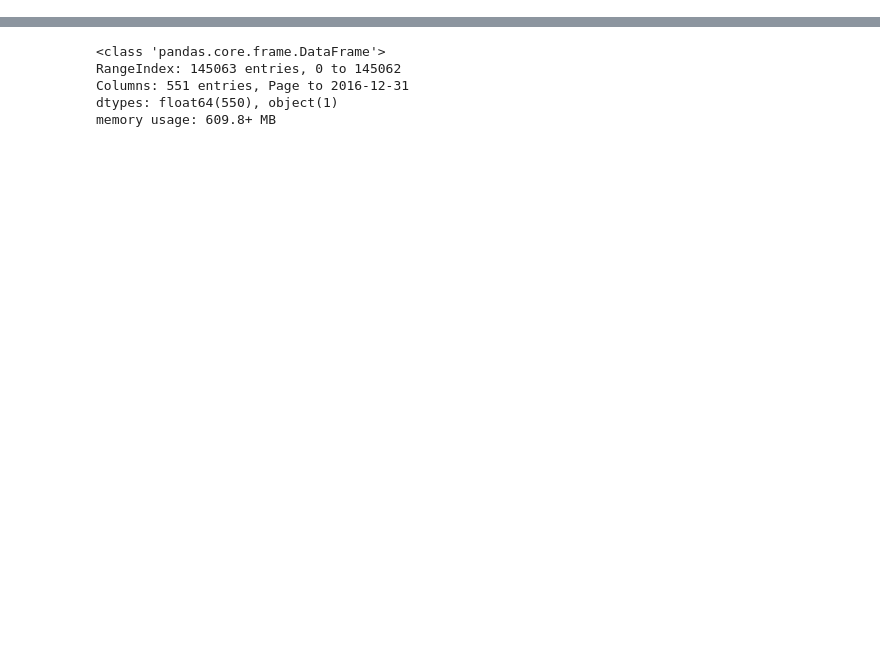
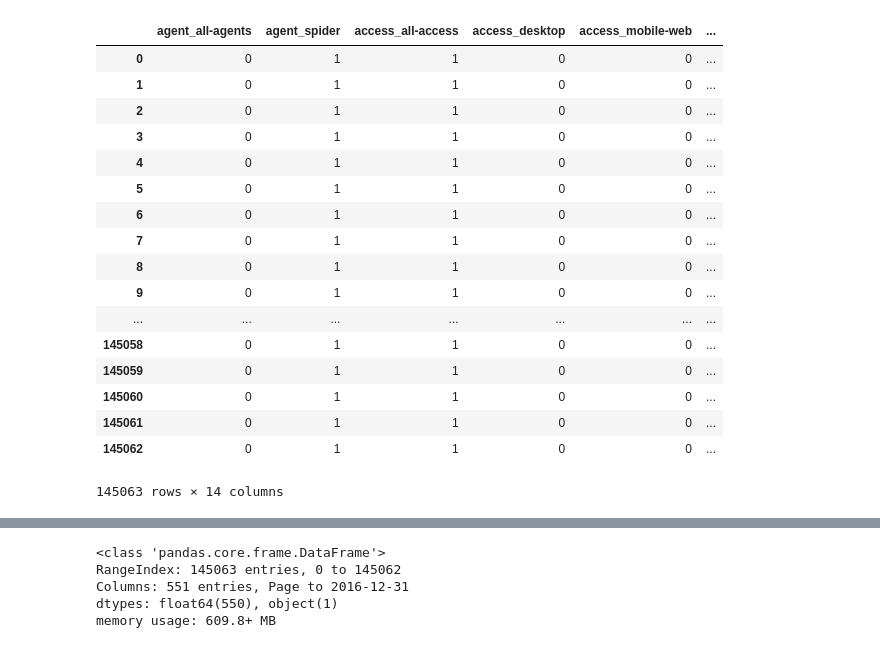
Before and after one commit to fehiepsi/web-traffic-time-series-forecasting, a Jupyter notebook: executable/EDA.ipynb, the cells around one changed output, grey strips where cells are left out. Saved outputs shown, nothing was run; the diff lists cells and outputs as text; code cells hidden in the pictures; blank space fills up the shorter version.

```diff
--- a/executable/EDA.ipynb
+++ b/executable/EDA.ipynb
@@ -25,0 +27,2 @@ train.head()
+# %%
+train["aa"] = train.index.str.rsplit('_').str.get(-1)
@@ -25,0 +40,21 @@ train.head()
+# %%
+pd.get_dummies(train[["agent", "access", "project"]], columns=["agent", "access", "project"])
+# %% [output]
+|  | agent_all-agents | agent_spider | access_all-access | access_desktop | access_mobile-web | ... |
+| 0 | 0 | 1 | 1 | 0 | 0 | ... |
+| 1 | 0 | 1 | 1 | 0 | 0 | ... |
+| 2 | 0 | 1 | 1 | 0 | 0 | ... |
+| 3 | 0 | 1 | 1 | 0 | 0 | ... |
+| 4 | 0 | 1 | 1 | 0 | 0 | ... |
+| 5 | 0 | 1 | 1 | 0 | 0 | ... |
+| 6 | 0 | 1 | 1 | 0 | 0 | ... |
+| 7 | 0 | 1 | 1 | 0 | 0 | ... |
+| 8 | 0 | 1 | 1 | 0 | 0 | ... |
+| 9 | 0 | 1 | 1 | 0 | 0 | ... |
+| ... | ... | ... | ... | ... | ... | ... |
+| 145058 | 0 | 1 | 1 | 0 | 0 | ... |
+| 145059 | 0 | 1 | 1 | 0 | 0 | ... |
+| 145060 | 0 | 1 | 1 | 0 | 0 | ... |
+| 145061 | 0 | 1 | 1 | 0 | 0 | ... |
+| 145062 | 0 | 1 | 1 | 0 | 0 | ... |
+145063 rows × 14 columns
```
Also changed, not shown: parts of 5 cells of this notebook, 7 other files.
